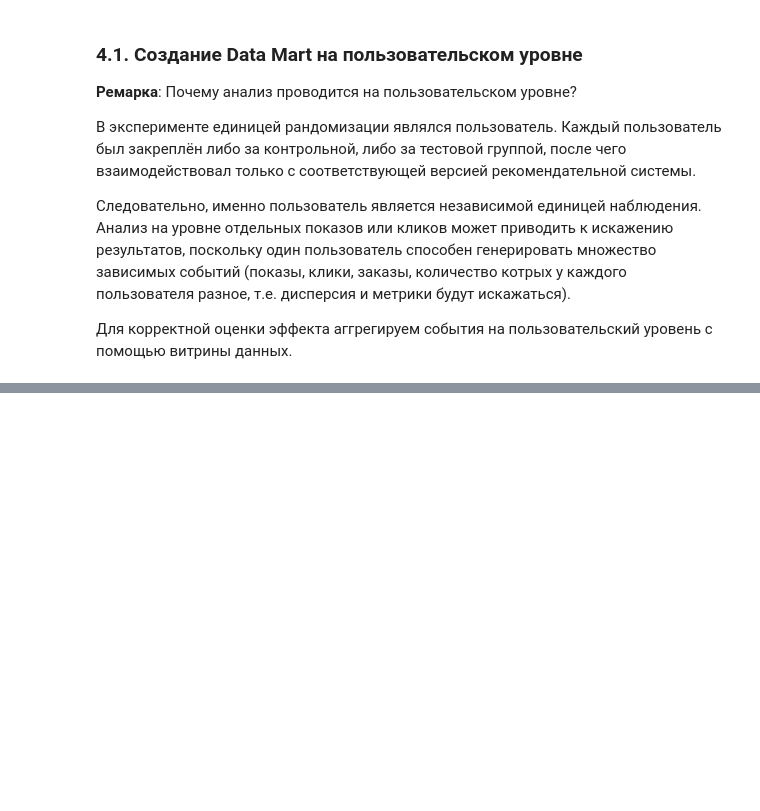
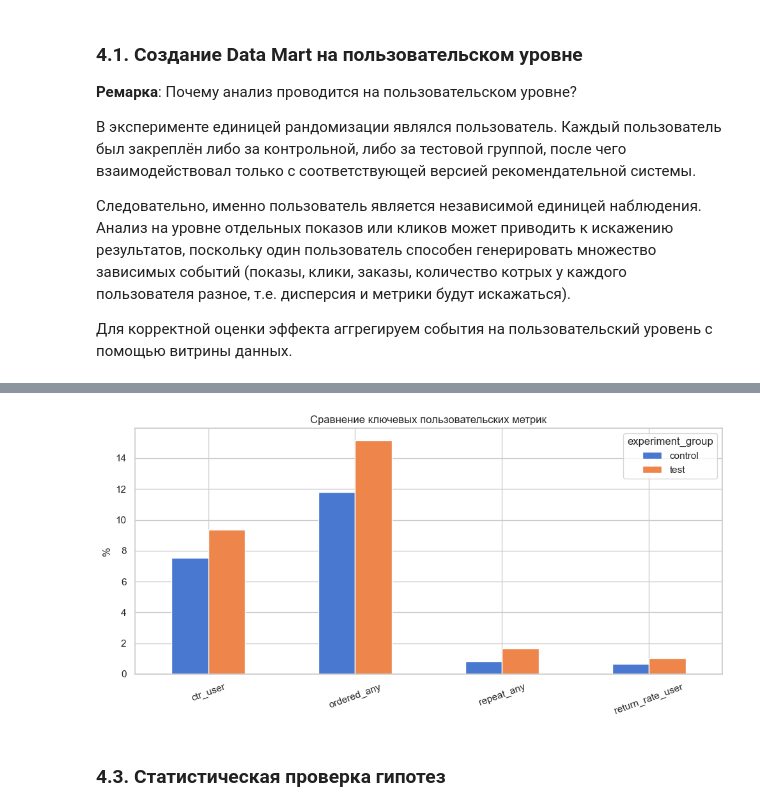
Before and after one commit to k0ist/The-Experts-Hackathon, a Jupyter notebook: The_Experts_Hackathon.ipynb, the cells around one changed output, grey strips where cells are left out. Cells and saved outputs as stored; diff of their text form; code cells hidden in the pictures; blank space fills up the shorter version.

```diff
--- a/The_Experts_Hackathon.ipynb
+++ b/The_Experts_Hackathon.ipynb
@@ -1213,0 +1241,13 @@ user_level = user_level.merge(
+# %%
+ab_metrics = user_level.groupby("experiment_group")[
+    [
+        "ctr_user",
+        "ordered_any",
+        "repeat_any",
+        "avg_order",
+        "gmv",
+        "margin",
+        "return_rate_user"]
+].mean()
+
+ab_metrics
@@ -1213,0 +1259,22 @@ user_level = user_level.merge(
+# %%
+plot_metrics = ab_metrics.T * 100
+
+plot_metrics.loc[
+    [
+        "ctr_user",
+        "ordered_any",
+        "repeat_any",
+        "return_rate_user"
+    ]
+].plot(kind="bar", figsize=(10, 5))
+
+plt.title("Сравнение ключевых пользовательских метрик")
+plt.ylabel("%")
+plt.xlabel("")
+plt.xticks(rotation=20)
+plt.tight_layout()
+plt.show()
+# %% [output]
+[figure, added]
+# %% [markdown]
+### 4.3. Статистическая проверка гипотез
```
Also changed, not shown: parts of 9 cells of this notebook.
